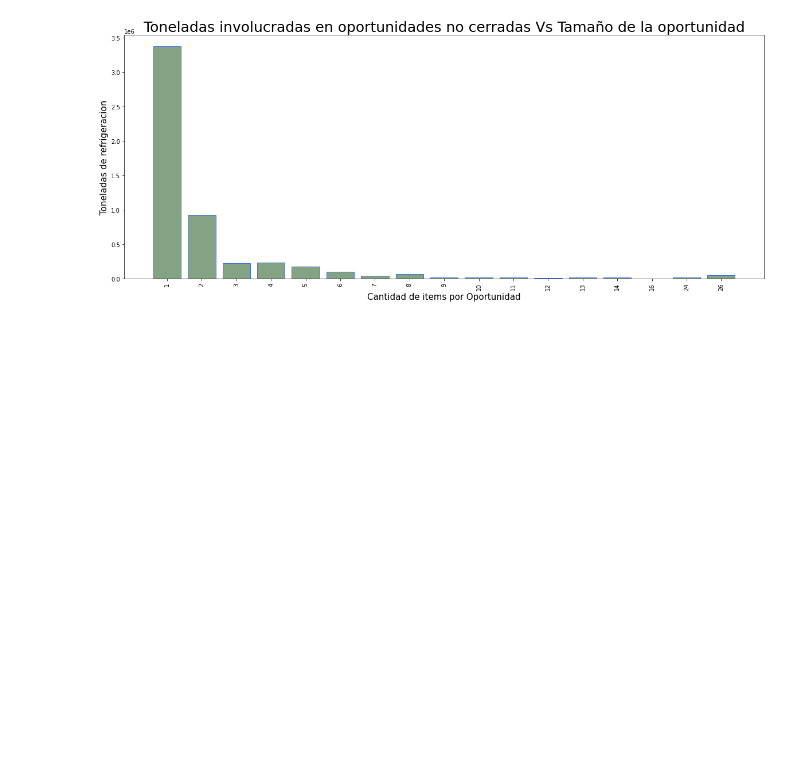
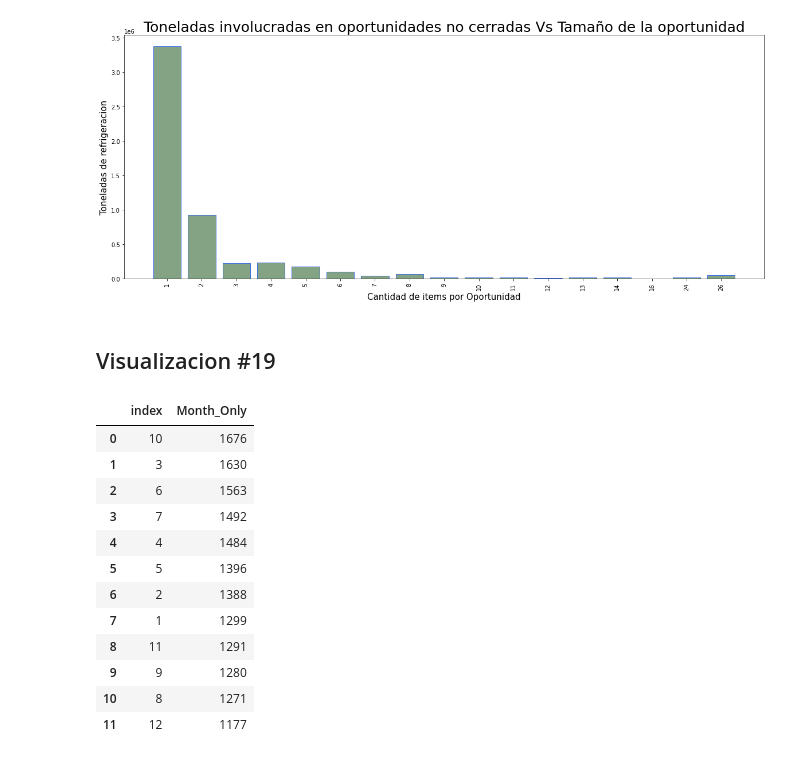
Before and after one commit to ariel55/summerdata_visuchallenge, a Jupyter notebook: 001VisuChallenge_analisis_columnas.ipynb, the cells around one changed output. Saved outputs shown, nothing was run; the diff lists cells and outputs as text; code cells hidden in the pictures; blank space fills up the shorter version.

```diff
--- a/001VisuChallenge_analisis_columnas.ipynb
+++ b/001VisuChallenge_analisis_columnas.ipynb
@@ -882,3 +882,5 @@ plt.savefig('/content/drive/My Drive/Datos/TP1/visualizaciones_img/visualizacion
 plt.show()
 # %% [output]
 [figure]
+# %% [markdown]
+## Visualizacion #19
@@ -884,0 +890,16 @@ plt.show()
+# %%
+data['Month_Only'].value_counts().reset_index()
+# %% [output]
+|  | index | Month_Only |
+| 0 | 10 | 1676 |
+| 1 | 3 | 1630 |
+| 2 | 6 | 1563 |
+| 3 | 7 | 1492 |
+| 4 | 4 | 1484 |
+| 5 | 5 | 1396 |
+| 6 | 2 | 1388 |
+| 7 | 1 | 1299 |
+| 8 | 11 | 1291 |
+| 9 | 9 | 1280 |
+| 10 | 8 | 1271 |
+| 11 | 12 | 1177 |
```
Also changed, not shown: parts of 11 cells of this notebook.
